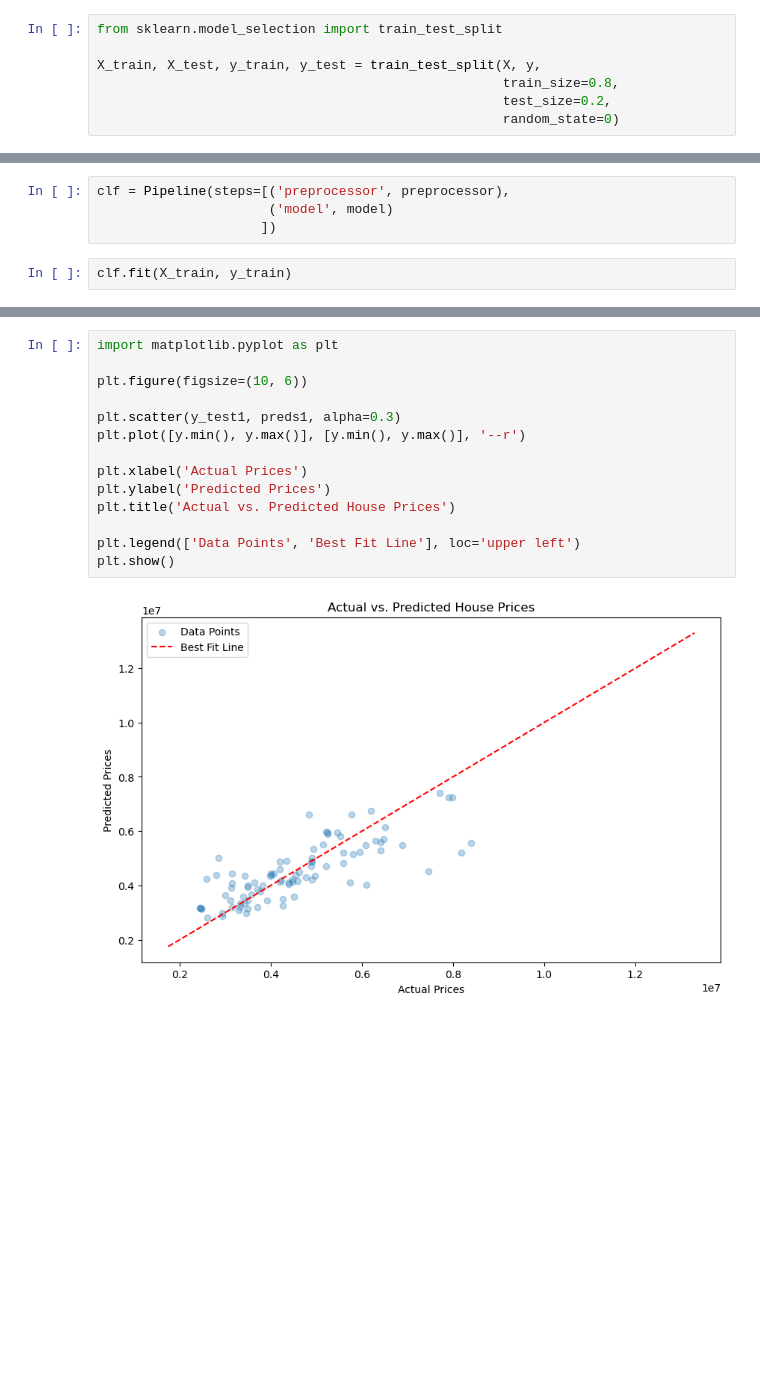
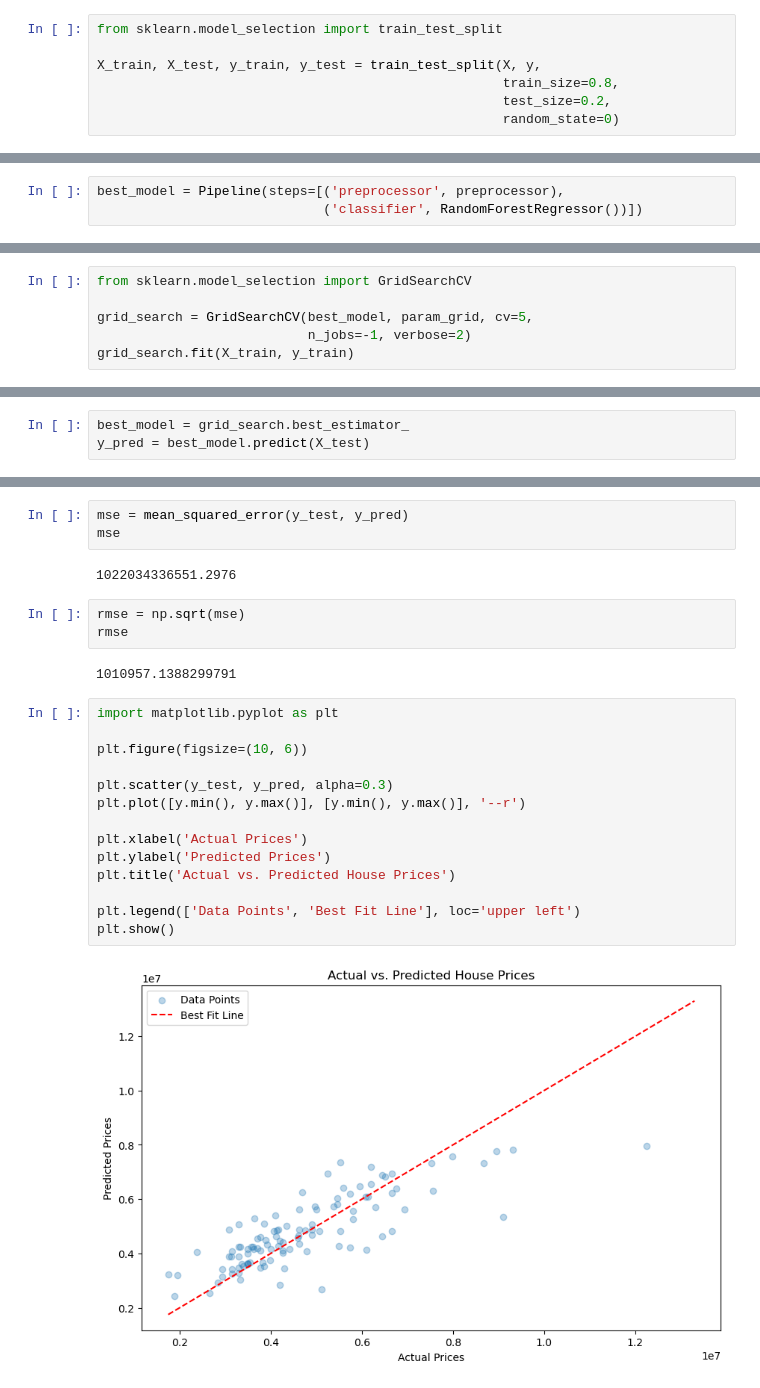
Before and after one commit to lakshita26/House-Price-Prediction, a Jupyter notebook: house-price-prediction-system.ipynb, the cells around one changed output, grey strips where cells are left out. Saved outputs shown, nothing was run; the diff lists cells and outputs as text; blank space fills up the shorter version.

```diff
--- a/house-price-prediction-system.ipynb
+++ b/house-price-prediction-system.ipynb
@@ -264,6 +331,3 @@ model = RandomForestRegressor(n_estimators=100, random_state=0)
 # %%
-clf = Pipeline(steps=[('preprocessor', preprocessor),
-                      ('model', model)
-                     ])
+best_model = Pipeline(steps=[('preprocessor', preprocessor),
+                             ('classifier', RandomForestRegressor())])
-# %%
-clf.fit(X_train, y_train)
@@ -328,0 +334,6 @@ MAE: 639941.9107407407
+# %%
+from sklearn.model_selection import GridSearchCV
+
+grid_search = GridSearchCV(best_model, param_grid, cv=5,
+                           n_jobs=-1, verbose=2)
+grid_search.fit(X_train, y_train)
@@ -328,0 +367,3 @@ MAE: 639941.9107407407
+# %%
+best_model = grid_search.best_estimator_
+y_pred = best_model.predict(X_test)
@@ -329,16 +375,26 @@ MAE: 639941.9107407407
+# %%
+mse = mean_squared_error(y_test, y_pred)
+mse
+# %% [output]
+1022034336551.2976
+# %%
+rmse = np.sqrt(mse)
+rmse
+# %% [output]
+1010957.1388299791
 # %%
 import matplotlib.pyplot as plt
 
 plt.figure(figsize=(10, 6))
 
-plt.scatter(y_test1, preds1, alpha=0.3)
+plt.scatter(y_test, y_pred, alpha=0.3)
 plt.plot([y.min(), y.max()], [y.min(), y.max()], '--r')
 
 plt.xlabel('Actual Prices')
 plt.ylabel('Predicted Prices')
 plt.title('Actual vs. Predicted House Prices')
 
 plt.legend(['Data Points', 'Best Fit Line'], loc='upper left')
 plt.show()
 # %% [output]
-[figure, old version]
+[figure, new version]
```
Also changed, not shown: parts of 34 cells of this notebook.
